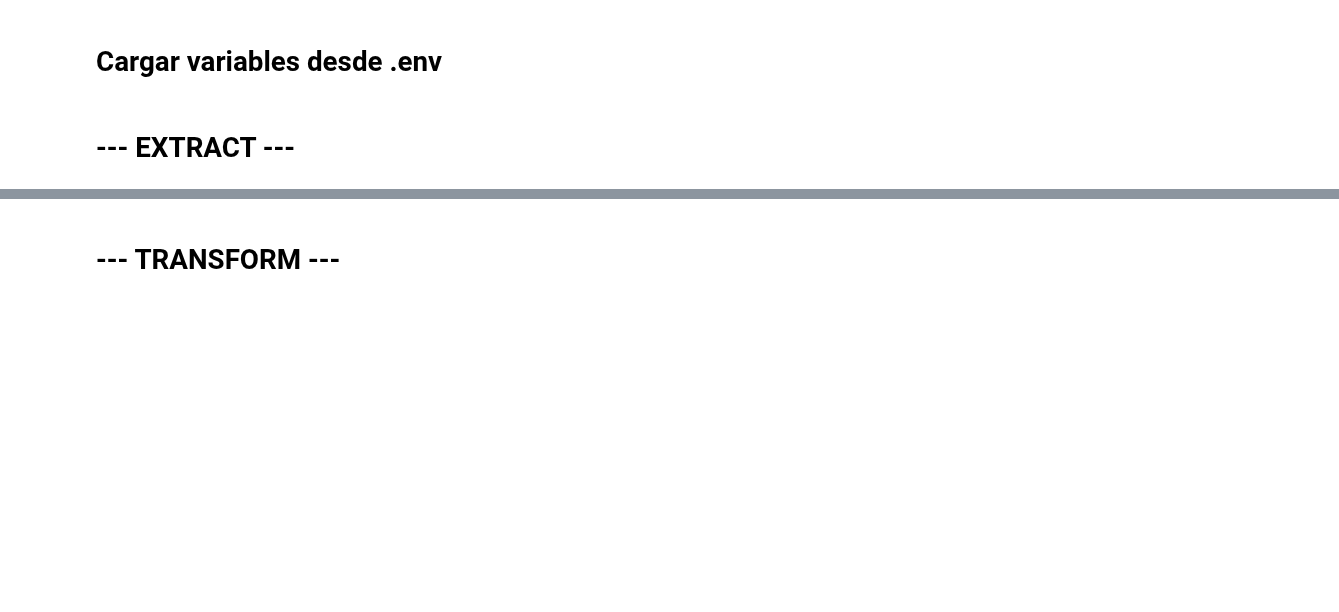
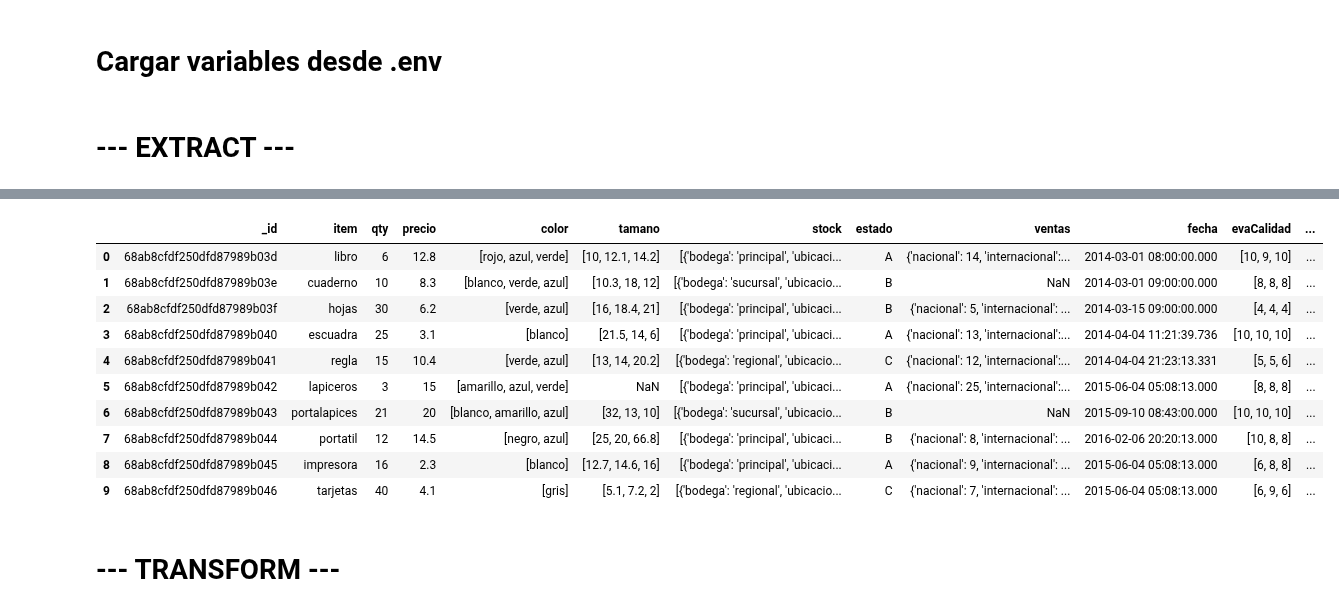
Before and after one commit to adiacla/basededatosETL, a Jupyter notebook: mongodb/etl.ipynb, the cells around one changed output, grey strips where cells are left out. Cells and saved outputs as stored; diff of their text form; code cells hidden in the pictures; blank space fills up the shorter version.

```diff
--- a/mongodb/etl.ipynb
+++ b/mongodb/etl.ipynb
@@ -26,6 +30,20 @@ print(f"Registros obtenidos: {len(data)}")
 # %%
 # Convertir a DataFrame
 df = pd.DataFrame(data)
+# %%
+df
+# %% [output]
+|  | _id | item | qty | precio | color | tamano | stock | estado | ventas | fecha | evaCalidad | ... |
+| 0 | 68ab8cfdf250dfd87989b03d | libro | 6 | 12.8 | [rojo, azul, verde] | [10, 12.1, 14.2] | [{'bodega': 'principal', 'ubicaci... | A | {'nacional': 14, 'internacional':... | 2014-03-01 08:00:00.000 | [10, 9, 10] | ... |
+| 1 | 68ab8cfdf250dfd87989b03e | cuaderno | 10 | 8.3 | [blanco, verde, azul] | [10.3, 18, 12] | [{'bodega': 'sucursal', 'ubicacio... | B | NaN | 2014-03-01 09:00:00.000 | [8, 8, 8] | ... |
+| 2 | 68ab8cfdf250dfd87989b03f | hojas | 30 | 6.2 | [verde, azul] | [16, 18.4, 21] | [{'bodega': 'principal', 'ubicaci... | B | {'nacional': 5, 'internacional': ... | 2014-03-15 09:00:00.000 | [4, 4, 4] | ... |
+| 3 | 68ab8cfdf250dfd87989b040 | escuadra | 25 | 3.1 | [blanco] | [21.5, 14, 6] | [{'bodega': 'principal', 'ubicaci... | A | {'nacional': 13, 'internacional':... | 2014-04-04 11:21:39.736 | [10, 10, 10] | ... |
+| 4 | 68ab8cfdf250dfd87989b041 | regla | 15 | 10.4 | [verde, azul] | [13, 14, 20.2] | [{'bodega': 'regional', 'ubicacio... | C | {'nacional': 12, 'internacional':... | 2014-04-04 21:23:13.331 | [5, 5, 6] | ... |
+| 5 | 68ab8cfdf250dfd87989b042 | lapiceros | 3 | 15 | [amarillo, azul, verde] | NaN | [{'bodega': 'principal', 'ubicaci... | A | {'nacional': 25, 'internacional':... | 2015-06-04 05:08:13.000 | [8, 8, 8] | ... |
+| 6 | 68ab8cfdf250dfd87989b043 | portalapices | 21 | 20 | [blanco, amarillo, azul] | [32, 13, 10] | [{'bodega': 'sucursal', 'ubicacio... | B | NaN | 2015-09-10 08:43:00.000 | [10, 10, 10] | ... |
+| 7 | 68ab8cfdf250dfd87989b044 | portatil | 12 | 14.5 | [negro, azul] | [25, 20, 66.8] | [{'bodega': 'principal', 'ubicaci... | B | {'nacional': 8, 'internacional': ... | 2016-02-06 20:20:13.000 | [10, 8, 8] | ... |
+| 8 | 68ab8cfdf250dfd87989b045 | impresora | 16 | 2.3 | [blanco] | [12.7, 14.6, 16] | [{'bodega': 'principal', 'ubicaci... | A | {'nacional': 9, 'internacional': ... | 2015-06-04 05:08:13.000 | [6, 8, 8] | ... |
+| 9 | 68ab8cfdf250dfd87989b046 | tarjetas | 40 | 4.1 | [gris] | [5.1, 7.2, 2] | [{'bodega': 'regional', 'ubicacio... | C | {'nacional': 7, 'internacional': ... | 2015-06-04 05:08:13.000 | [6, 9, 6] | ... |
 # %% [markdown]
 # --- TRANSFORM ---
 # %%
```
Also changed, not shown: parts of 19 cells of this notebook.
